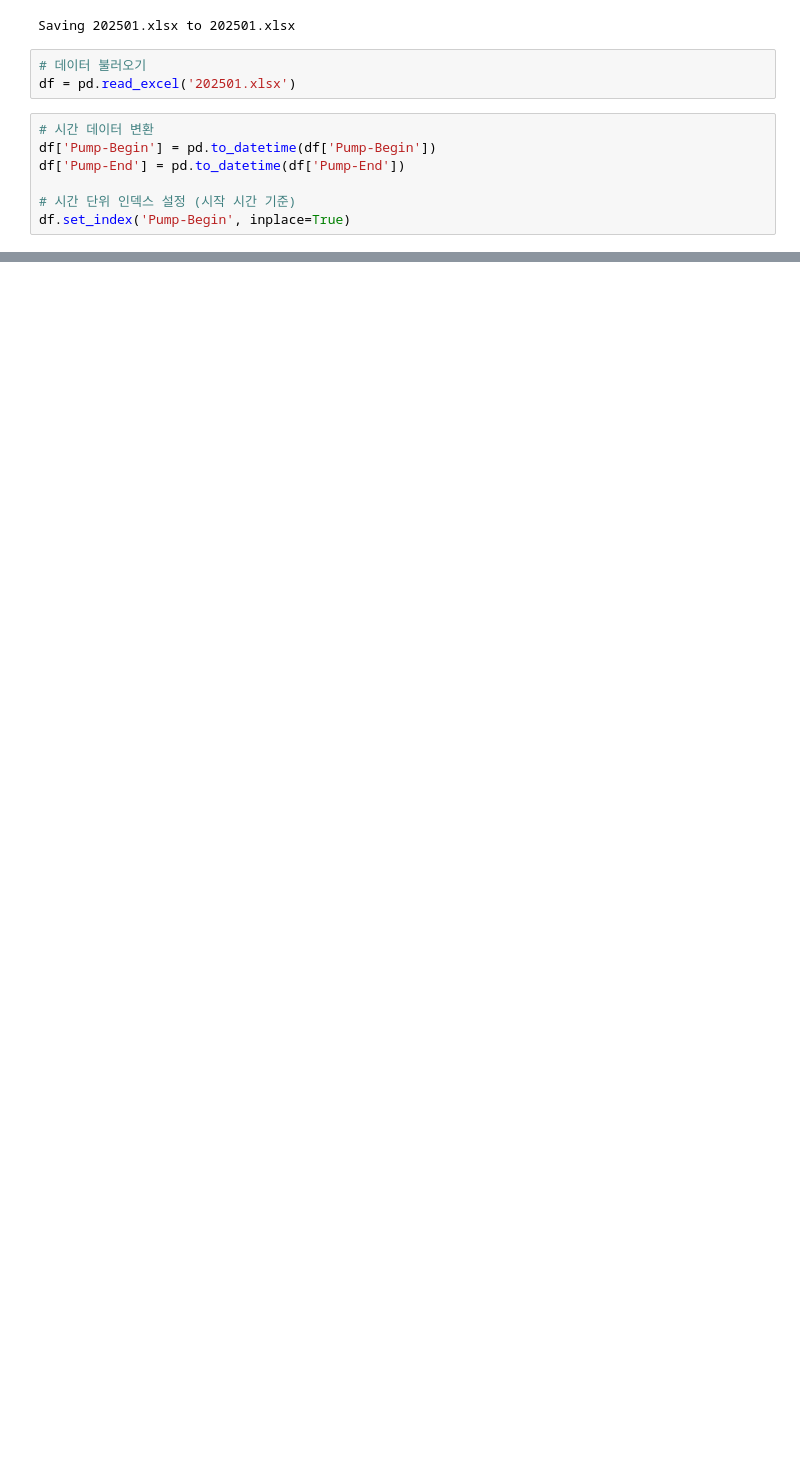
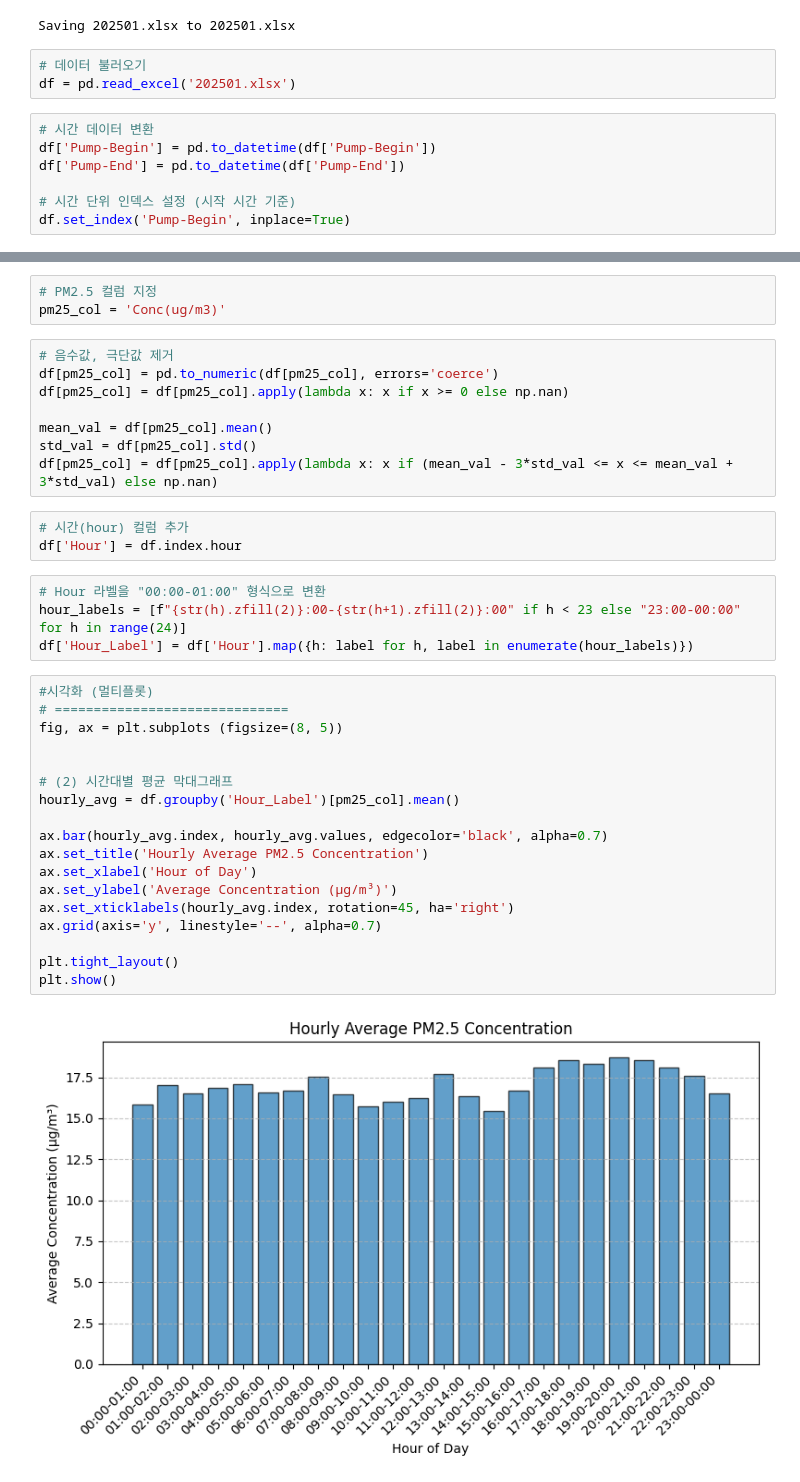
Before and after one commit to hyen0322/Data, a Jupyter notebook: PM2.5 Histogram.ipynb, the cells around one changed output, grey strips where cells are left out. Saved outputs shown, nothing was run; the diff lists cells and outputs as text; blank space fills up the shorter version.

```diff
--- a/PM2.5 Histogram.ipynb
+++ b/PM2.5 Histogram.ipynb
@@ -70,0 +78,38 @@ plt.show()
+# %%
+# PM2.5 컬럼 지정
+pm25_col = 'Conc(ug/m3)'
+# %%
+# 음수값, 극단값 제거
+df[pm25_col] = pd.to_numeric(df[pm25_col], errors='coerce')
+df[pm25_col] = df[pm25_col].apply(lambda x: x if x >= 0 else np.nan)
+
+mean_val = df[pm25_col].mean()
+std_val = df[pm25_col].std()
+df[pm25_col] = df[pm25_col].apply(lambda x: x if (mean_val - 3*std_val <= x <= mean_val + 3*std_val) else np.nan)
+# %%
+# 시간(hour) 컬럼 추가
+df['Hour'] = df.index.hour
+# %%
+# Hour 라벨을 "00:00-01:00" 형식으로 변환
+hour_labels = [f"{str(h).zfill(2)}:00-{str(h+1).zfill(2)}:00" if h < 23 else "23:00-00:00" for h in range(24)]
+df['Hour_Label'] = df['Hour'].map({h: label for h, label in enumerate(hour_labels)})
+# %%
+#시각화 (멀티플롯)
+# ==============================
+fig, ax = plt.subplots (figsize=(8, 5))
+
+
+# (2) 시간대별 평균 막대그래프
+hourly_avg = df.groupby('Hour_Label')[pm25_col].mean()
+
+ax.bar(hourly_avg.index, hourly_avg.values, edgecolor='black', alpha=0.7)
+ax.set_title('Hourly Average PM2.5 Concentration')
+ax.set_xlabel('Hour of Day')
+ax.set_ylabel('Average Concentration (µg/m³)')
+ax.set_xticklabels(hourly_avg.index, rotation=45, ha='right')
+ax.grid(axis='y', linestyle='--', alpha=0.7)
+
+plt.tight_layout()
+plt.show()
+# %% [output]
+[figure, added]
```
Also changed, not shown: parts of 5 cells of this notebook.
